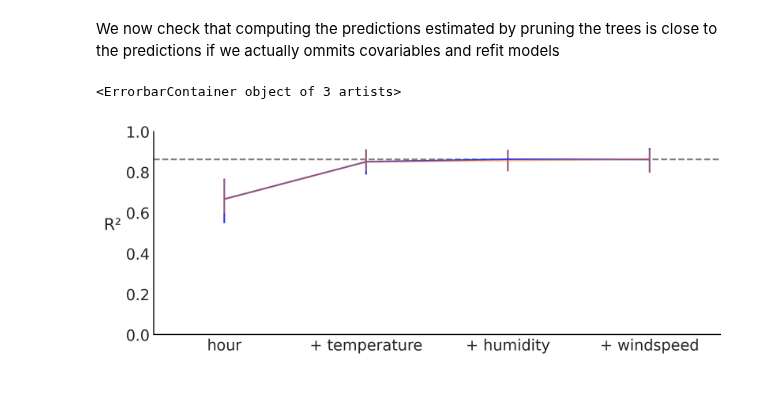
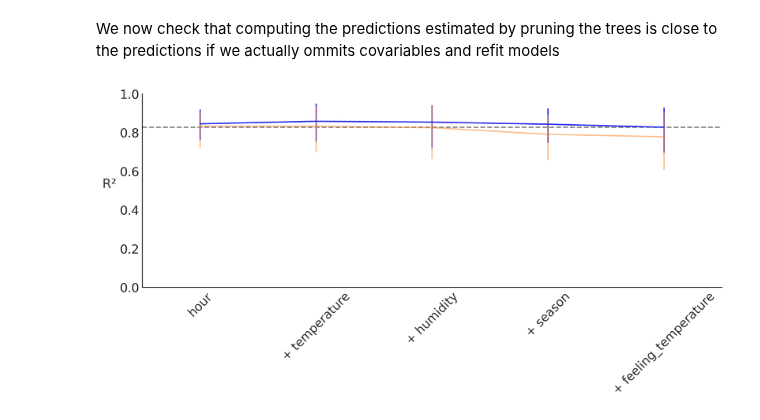
Before and after one commit to Grupo-de-modelado-probabilista/BART, a Jupyter notebook: variable_selection/Bikes.ipynb, the cells around one changed output. Cells and saved outputs as stored; diff of their text form; code cells hidden in the pictures; blank space fills up the shorter version.

```diff
--- a/variable_selection/Bikes.ipynb
+++ b/variable_selection/Bikes.ipynb
@@ -25,14 +50,14 @@ ordered_var_names = ["hour", "temperature", "humidity", "windspeed"]
 # %%
-# With m=50
-idatas_m50 = []
-trees_m50 = []
+idatas = []
+bart_rvs = []
 
 for idx in range(X.shape[1]):
     with pm.Model() as model:
-        σ = pm.HalfNormal("σ", Y.std())
-        μ = pmb.BART("μ", X[ordered_var_names[: idx + 1]], Y, m=50)
-        y = pm.Normal("y", μ, σ, observed=Y)
-        idata = pm.sample(chains=4, random_seed=RANDOM_SEED)
-        idatas_m50.append(idata)
-        trees_m50.append(μ)
+        α = pm.Exponential("α", 0.1)
+        μ_ = pmb.BART("μ_", X.iloc[:,indices_vi[:idx+1]], np.log(Y), m=50)
+        μ = pm.Deterministic("μ", np.exp(μ_))
+        y = pm.NegativeBinomial("y", mu=μ, alpha=α, observed=Y)
+        idata = pm.sample(chains=4, random_seed=RANDOM_SEED, compute_convergence_checks=False)
+        idatas.append(idata)
+        bart_rvs.append(μ_)
 # %% [output]
@@ -73,38 +96,9 @@ rng = np.random.default_rng(RANDOM_SEED)
 # %%
-predicted_all = pmb.utils._sample_posterior(
-    trees_m50[-1].owner.op.all_trees, X=X.values, rng=rng, size=samples
-)
-ev_mean = np.zeros(len(ordered_var_names))
-ev_hdi = np.zeros((len(ordered_var_names), 2))
-
-for idx, tree in enumerate(trees_m50):
-    predicted_subset = pmb.utils._sample_posterior(
-        tree.owner.op.all_trees,
-        X=X[ordered_var_names[: idx + 1]].values,
-        rng=rng,
-        size=samples,
-    )
-    pearson = np.zeros(samples)
-    for j in range(samples):
-        pearson[j] = (
-            pearsonr(predicted_all[j].flatten(), predicted_subset[j].flatten())[0]
-        ) ** 2
-    ev_mean[idx] = np.mean(pearson)
-    ev_hdi[idx] = az.hdi(pearson)
+import sys
+from importlib import reload
+from vi_evi import vi_evi
+reload(sys.modules['vi_evi'])
+vi_evi(bart_rvs, idatas, X, indices_vi, "VI", 100, RANDOM_SEED, figsize=(10, 5))
+plt.savefig(f"bikes_m50_vi_small.png")
+# %% [output]
+[figure, added]
-# %%
-axes = pmb.plot_variable_importance(
-    idatas_m50[-1], trees_m50[-1], X.values, labels=ordered_var_names, samples=samples
-)
-
-ticks = np.arange(len(ordered_var_names), dtype=int)
-plt.errorbar(
-    ticks,
-    ev_mean,
-    np.array((ev_mean - ev_hdi[:, 0], ev_hdi[:, 1] - ev_mean)),
-    color="C1",
-    alpha=0.5,
-)
-# plt.savefig("bikes_VI_m50.png");
-# %% [output]
-<ErrorbarContainer object of 3 artists>
-[figure, removed]
```
Also changed, not shown: parts of 20 cells of this notebook, 4 other files.
